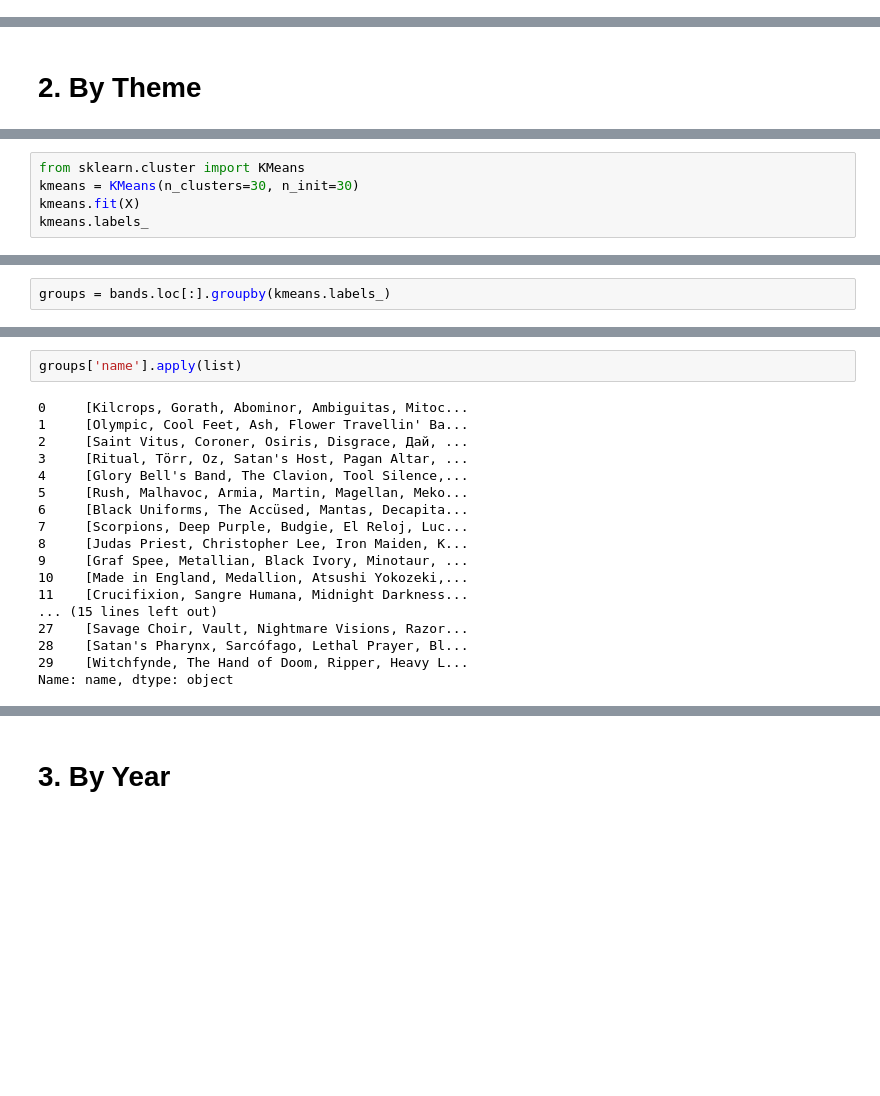
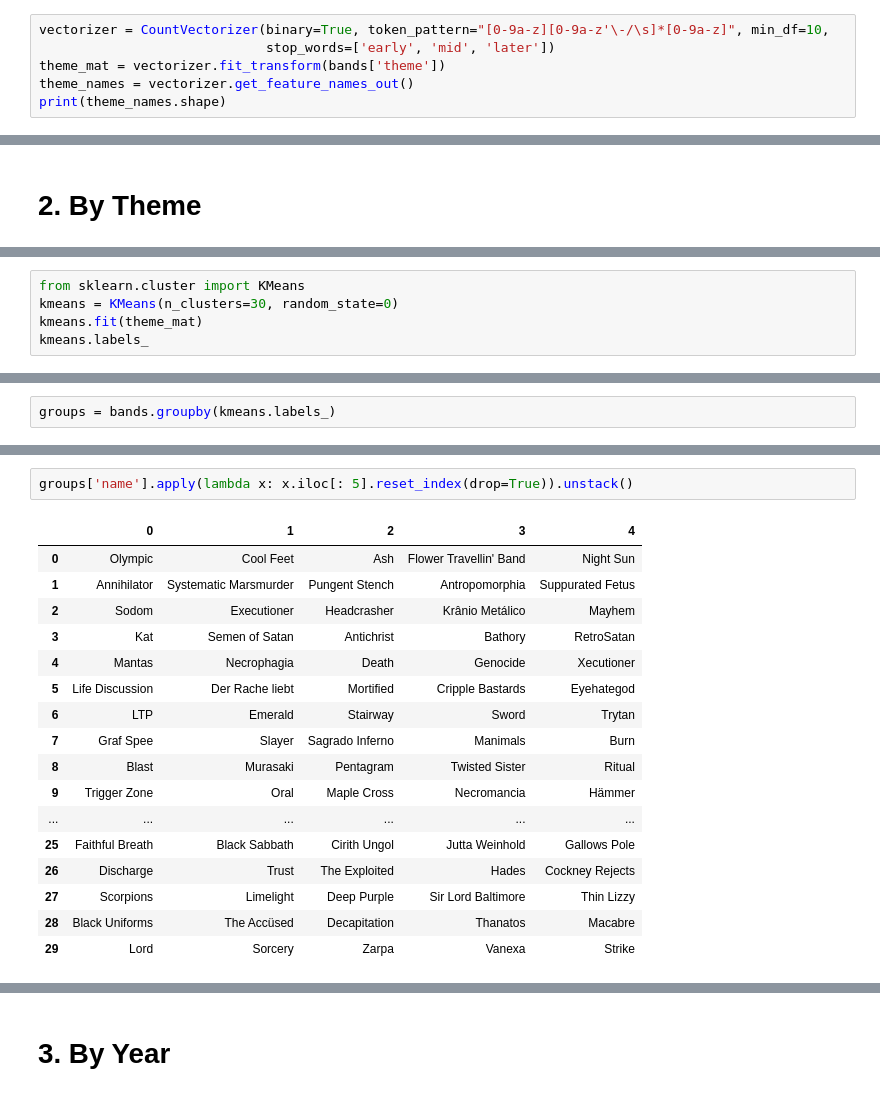
Before and after one commit to theta-lin/stats_102_final, a Jupyter notebook: bands_clustering.ipynb, the cells around one changed output, grey strips where cells are left out. Saved outputs shown, nothing was run; the diff lists cells and outputs as text; blank space fills up the shorter version.

```diff
--- a/bands_clustering.ipynb
+++ b/bands_clustering.ipynb
@@ -56,3 +67,9 @@ print(vectorizer.get_feature_names_out())
  'psychedelic' 'punk' 'rac' 'raw' 'shoegaze' 'shred' 'slam' 'sludge'
  'southern' 'speed' 'stoner' 'symphonic' 'synth' 'technical' 'thrash'
  'viking']
+# %%
+vectorizer = CountVectorizer(binary=True, token_pattern="[0-9a-z][0-9a-z'\-/\s]*[0-9a-z]", min_df=10,
+                             stop_words=['early', 'mid', 'later'])
+theme_mat = vectorizer.fit_transform(bands['theme'])
+theme_names = vectorizer.get_feature_names_out()
+print(theme_names.shape)
@@ -187,6 +237,6 @@ print(vectorizer.get_feature_names_out().shape)
 # %%
 from sklearn.cluster import KMeans
-kmeans = KMeans(n_clusters=30, n_init=30)
-kmeans.fit(X)
+kmeans = KMeans(n_clusters=30, random_state=0)
+kmeans.fit(theme_mat)
 kmeans.labels_
 # %% [output]
@@ -194,5 +244,5 @@ array([ 1, 12,  7, ...,  1,  1,  1], dtype=int32)
 # %%
-groups = bands.loc[:].groupby(kmeans.labels_)
+groups = bands.groupby(kmeans.labels_)
 # %%
 groups.size()
 # %% [output]
@@ -215,23 +265,23 @@ groups.size()
 dtype: int64
 # %%
-groups['name'].apply(list)
+groups['name'].apply(lambda x: x.iloc[: 5].reset_index(drop=True)).unstack()
 # %% [output]
-0     [Kilcrops, Gorath, Abominor, Ambiguitas, Mitoc...
-1     [Olympic, Cool Feet, Ash, Flower Travellin' Ba...
-2     [Saint Vitus, Coroner, Osiris, Disgrace, Дай, ...
-3     [Ritual, Törr, Oz, Satan's Host, Pagan Altar, ...
-4     [Glory Bell's Band, The Clavion, Tool Silence,...
-5     [Rush, Malhavoc, Armia, Martin, Magellan, Meko...
-6     [Black Uniforms, The Accüsed, Mantas, Decapita...
-7     [Scorpions, Deep Purple, Budgie, El Reloj, Luc...
-8     [Judas Priest, Christopher Lee, Iron Maiden, K...
-9     [Graf Spee, Metallian, Black Ivory, Minotaur, ...
-10    [Made in England, Medallion, Atsushi Yokozeki,...
-11    [Crucifixion, Sangre Humana, Midnight Darkness...
-... (15 lines left out)
-27    [Savage Choir, Vault, Nightmare Visions, Razor...
-28    [Satan's Pharynx, Sarcófago, Lethal Prayer, Bl...
-29    [Witchfynde, The Hand of Doom, Ripper, Heavy L...
-Name: name, dtype: object
+|  | 0 | 1 | 2 | 3 | 4 |
+| 0 | Olympic | Cool Feet | Ash | Flower Travellin' Band | Night Sun |
+| 1 | Annihilator | Systematic Marsmurder | Pungent Stench | Antropomorphia | Suppurated Fetus |
+| 2 | Sodom | Executioner | Headcrasher | Krânio Metálico | Mayhem |
+| 3 | Kat | Semen of Satan | Antichrist | Bathory | RetroSatan |
+| 4 | Mantas | Necrophagia | Death | Genocide | Xecutioner |
+| 5 | Life Discussion | Der Rache liebt | Mortified | Cripple Bastards | Eyehategod |
+| 6 | LTP | Emerald | Stairway | Sword | Trytan |
+| 7 | Graf Spee | Slayer | Sagrado Inferno | Manimals | Burn |
+| 8 | Blast | Murasaki | Pentagram | Twisted Sister | Ritual |
+| 9 | Trigger Zone | Oral | Maple Cross | Necromancia | Hämmer |
+| ... | ... | ... | ... | ... | ... |
+| 25 | Faithful Breath | Black Sabbath | Cirith Ungol | Jutta Weinhold | Gallows Pole |
+| 26 | Discharge | Trust | The Exploited | Hades | Cockney Rejects |
+| 27 | Scorpions | Limelight | Deep Purple | Sir Lord Baltimore | Thin Lizzy |
+| 28 | Black Uniforms | The Accüsed | Decapitation | Thanatos | Macabre |
+| 29 | Lord | Sorcery | Zarpa | Vanexa | Strike |
 # %%
 top_pos = np.argsort(kmeans.cluster_centers_)[:, -1 : -6 : -1]
```
Also changed, not shown: parts of 33 cells of this notebook.
